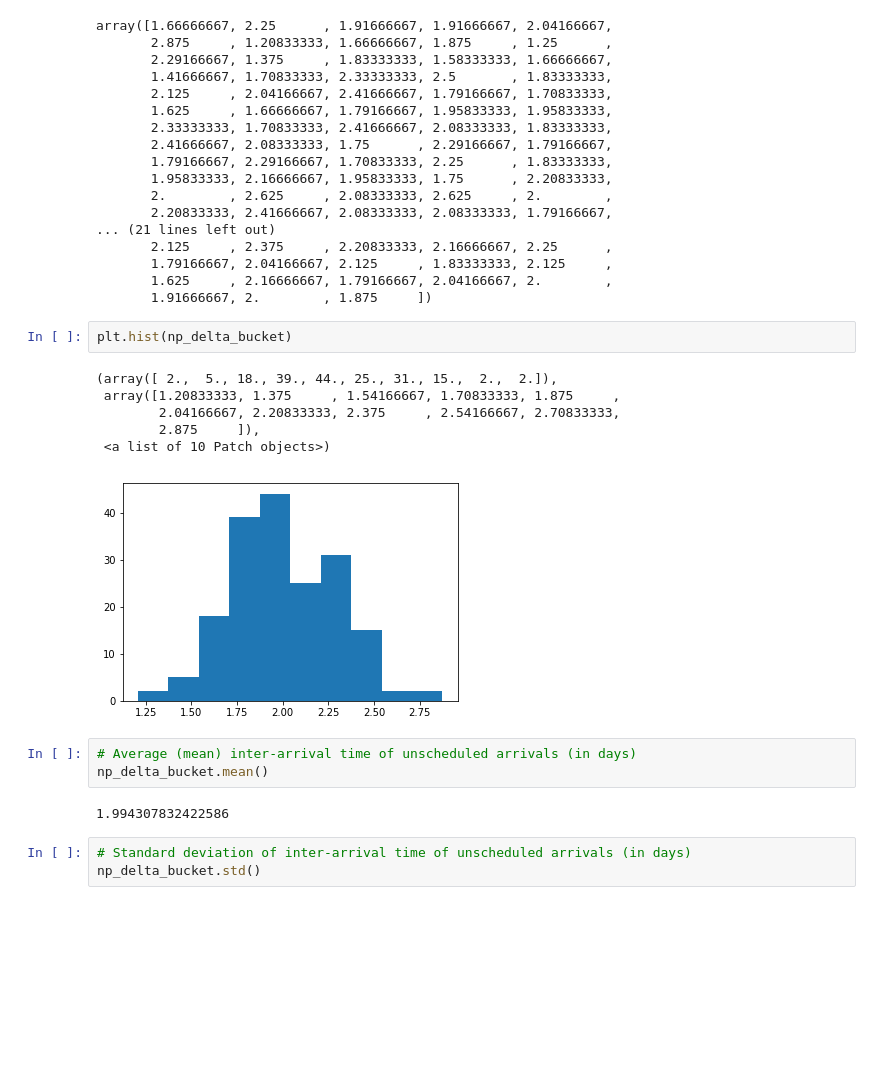
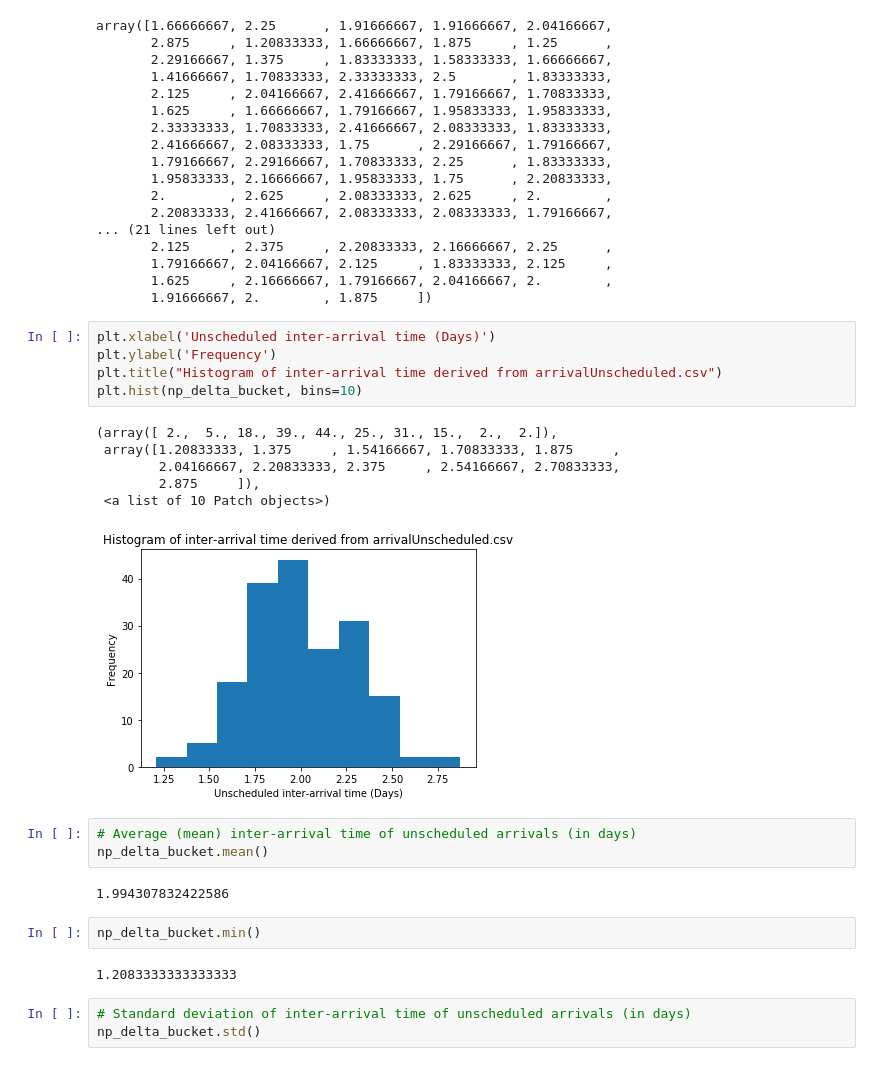
Before and after one commit to Mirrafoil/DES-model-notebook, a Jupyter notebook: Garage Data Analysis.ipynb, the cells around one changed output. Saved outputs shown, nothing was run; the diff lists cells and outputs as text; blank space fills up the shorter version.

```diff
--- a/Garage Data Analysis.ipynb
+++ b/Garage Data Analysis.ipynb
@@ -85,20 +88,27 @@ array([1.66666667, 2.25      , 1.91666667, 1.91666667, 2.04166667,
        1.79166667, 2.04166667, 2.125     , 1.83333333, 2.125     ,
        1.625     , 2.16666667, 1.79166667, 2.04166667, 2.        ,
        1.91666667, 2.        , 1.875     ])
-# %%
-plt.hist(np_delta_bucket)
-# %% [output]
-(array([ 2.,  5., 18., 39., 44., 25., 31., 15.,  2.,  2.]),
- array([1.20833333, 1.375     , 1.54166667, 1.70833333, 1.875     ,
-        2.04166667, 2.20833333, 2.375     , 2.54166667, 2.70833333,
-        2.875     ]),
- <a list of 10 Patch objects>)
-[figure, removed]
+# %%
+plt.xlabel('Unscheduled inter-arrival time (Days)')
+plt.ylabel('Frequency')
+plt.title("Histogram of inter-arrival time derived from arrivalUnscheduled.csv")
+plt.hist(np_delta_bucket, bins=10)
+# %% [output]
+(array([ 2.,  5., 18., 39., 44., 25., 31., 15.,  2.,  2.]),
+ array([1.20833333, 1.375     , 1.54166667, 1.70833333, 1.875     ,
+        2.04166667, 2.20833333, 2.375     , 2.54166667, 2.70833333,
+        2.875     ]),
+ <a list of 10 Patch objects>)
+[figure, added]
 # %%
 # Average (mean) inter-arrival time of unscheduled arrivals (in days)
 np_delta_bucket.mean()
 # %% [output]
 1.994307832422586
+# %%
+np_delta_bucket.min()
+# %% [output]
+1.2083333333333333
 # %%
 # Standard deviation of inter-arrival time of unscheduled arrivals (in days)
 np_delta_bucket.std()
```
Also changed, not shown: parts of 28 cells of this notebook.
